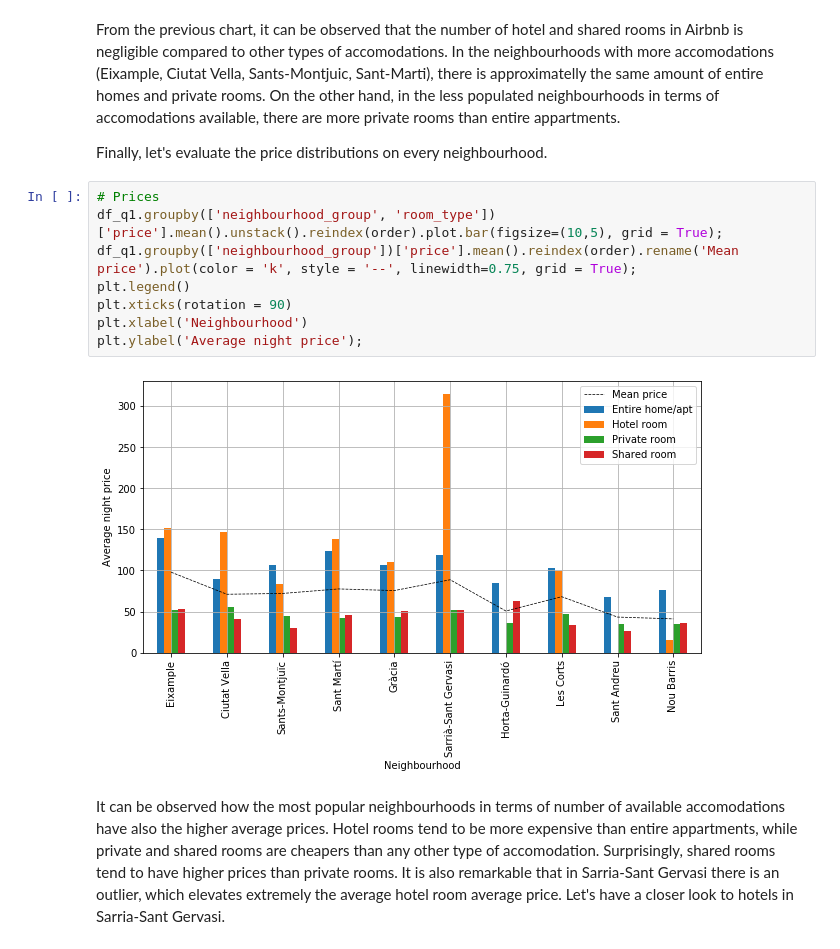
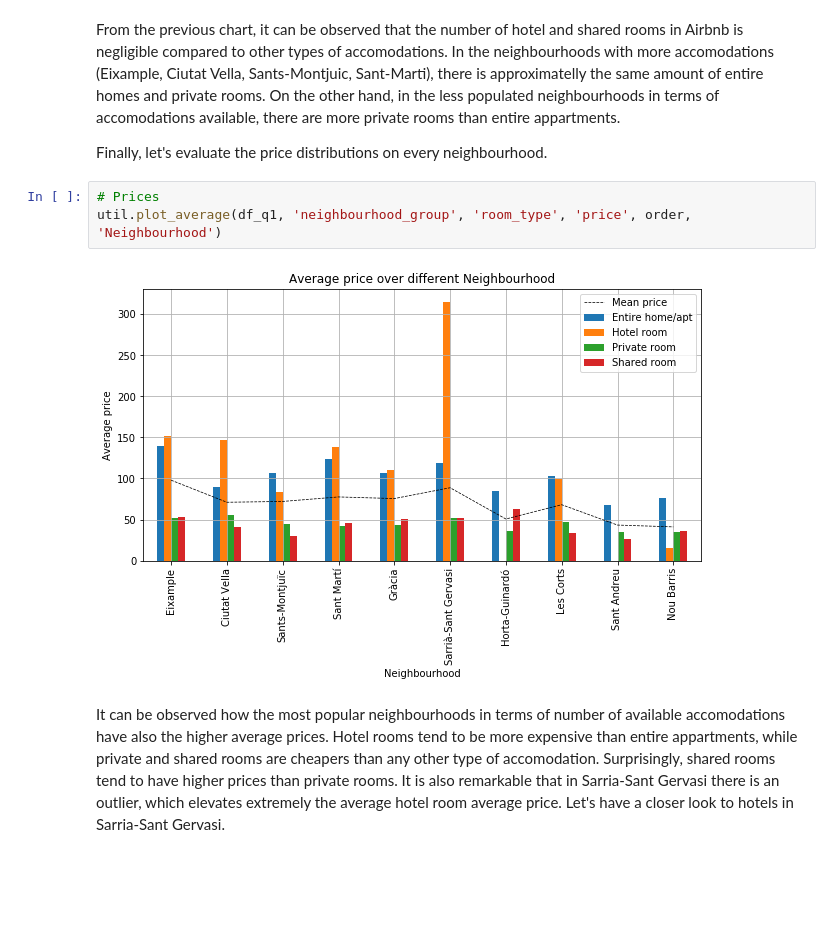
Before and after one commit to pablocosio/bcn_airbnb_data, a Jupyter notebook: analysis_BCN_Airbnb_data.ipynb, the cells around one changed output. Cells and saved outputs as stored; diff of their text form; blank space fills up the shorter version.

```diff
--- a/analysis_BCN_Airbnb_data.ipynb
+++ b/analysis_BCN_Airbnb_data.ipynb
@@ -410,16 +379,11 @@ ax.legend(bbox_to_anchor=(1.05, 1), loc='upper left');
 From the previous chart, it can be observed that the number of hotel and shared rooms in Airbnb is negligible compared to other types of accomodations. In the neighbourhoods with more accomodations (Eixample, Ciutat Vella, Sants-Montjuic, Sant-Marti), there is approximatelly the same amount of entire homes and private rooms. On the other hand, in the less populated neighbourhoods in terms of accomodations available, there are more private rooms than entire appartments.
 
 Finally, let's evaluate the price distributions on every neighbourhood.
-# %%
-# Prices
-df_q1.groupby(['neighbourhood_group', 'room_type'])['price'].mean().unstack().reindex(order).plot.bar(figsize=(10,5), grid = True);
-df_q1.groupby(['neighbourhood_group'])['price'].mean().reindex(order).rename('Mean price').plot(color = 'k', style = '--', linewidth=0.75, grid = True);
-plt.legend()
-plt.xticks(rotation = 90)
-plt.xlabel('Neighbourhood')
-plt.ylabel('Average night price');
-# %% [output]
-[figure, removed]
+# %%
+# Prices
+util.plot_average(df_q1, 'neighbourhood_group', 'room_type', 'price', order, 'Neighbourhood')
+# %% [output]
+[figure, added]
 # %% [markdown]
 It can be observed how the most popular neighbourhoods in terms of number of available accomodations have also the higher average prices. Hotel rooms tend to be more expensive than entire appartments, while private and shared rooms are cheapers than any other type of accomodation. Surprisingly, shared rooms tend to have higher prices than private rooms. It is also remarkable that in Sarria-Sant Gervasi  there is an outlier, which elevates extremely the average hotel room average price. Let's have a closer look to hotels in Sarria-Sant Gervasi.
 # %%
```
Also changed, not shown: parts of 22 cells of this notebook, 3 other files.
